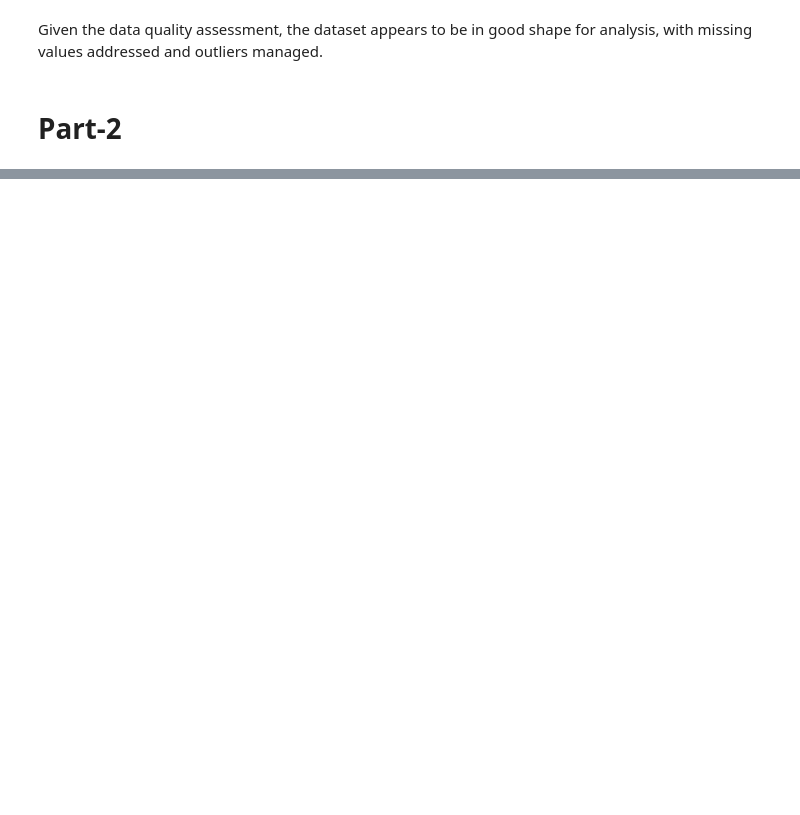
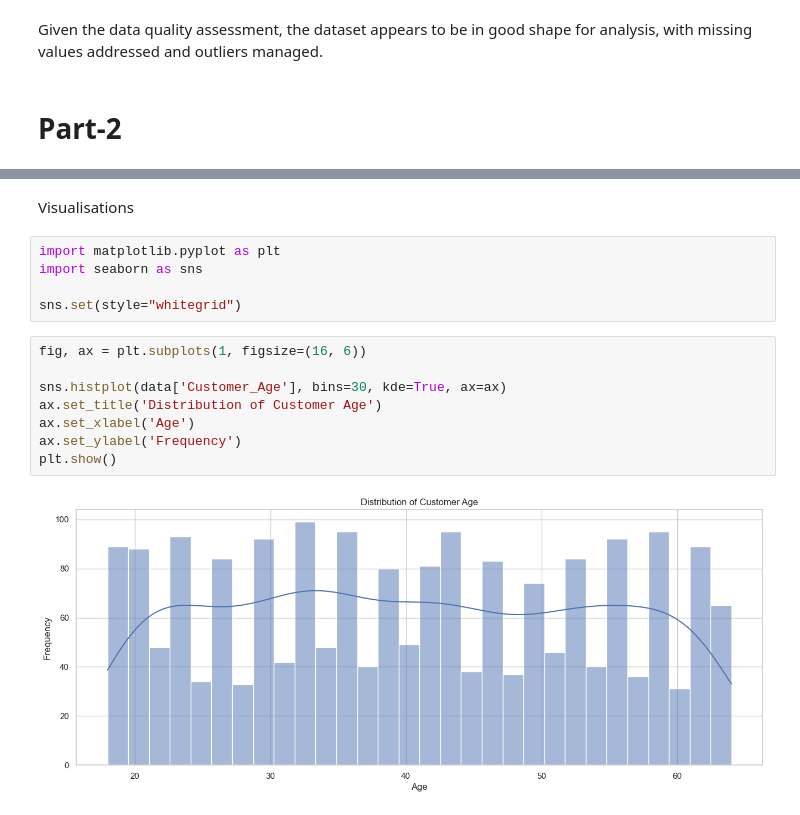
Before and after one commit to saiful-aromax/Navan, a Jupyter notebook: ca_march/CA.ipynb, the cells around one changed output, grey strips where cells are left out. Saved outputs shown, nothing was run; the diff lists cells and outputs as text; blank space fills up the shorter version.

```diff
--- a/ca_march/CA.ipynb
+++ b/ca_march/CA.ipynb
@@ -143 +158,18 @@ Given the data quality assessment, the dataset appears to be in good shape for a
+# %% [markdown]
+Visualisations
+# %%
+import matplotlib.pyplot as plt
+import seaborn as sns
+
+sns.set(style="whitegrid")
+# %%
+fig, ax = plt.subplots(1, figsize=(16, 6))
+
+sns.histplot(data['Customer_Age'], bins=30, kde=True, ax=ax)
+ax.set_title('Distribution of Customer Age')
+ax.set_xlabel('Age')
+ax.set_ylabel('Frequency')
+plt.show()
+# %% [output]
+[figure, added]
 # %%
```
Also changed, not shown: parts of 11 cells of this notebook.
